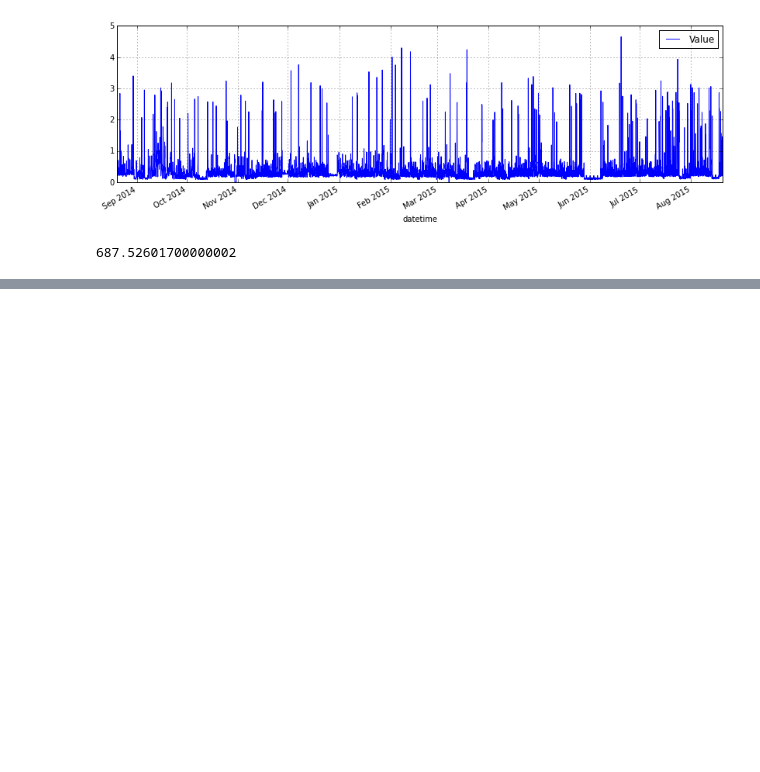
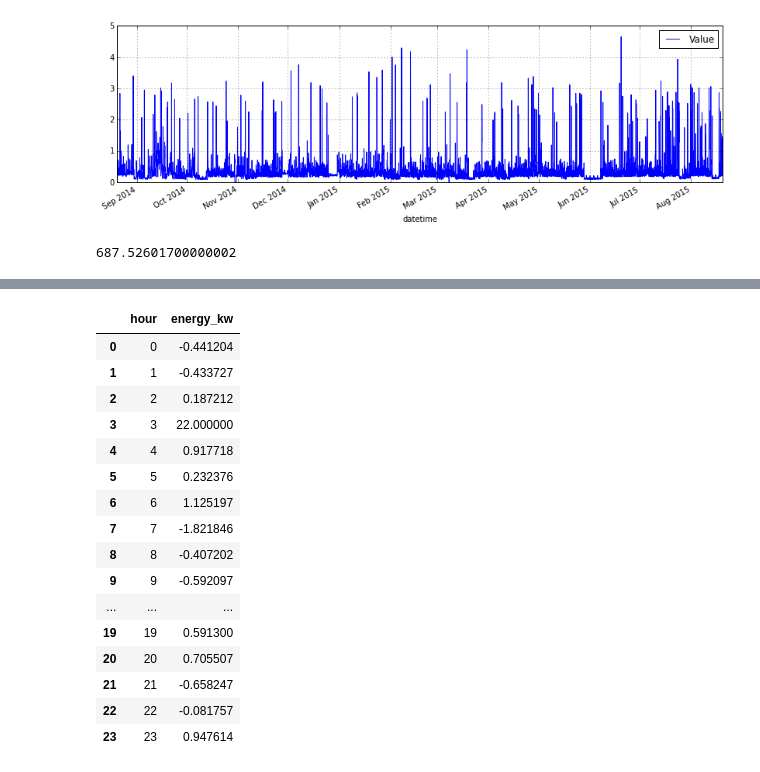
Before and after one commit to dan-1d/ev_solar_models, a Jupyter notebook: Electric vehicle and solar power models.ipynb, the cells around one changed output, grey strips where cells are left out. Saved outputs shown, nothing was run; the diff lists cells and outputs as text; code cells hidden in the pictures; blank space fills up the shorter version.

```diff
--- a/Electric vehicle and solar power models.ipynb
+++ b/Electric vehicle and solar power models.ipynb
@@ -71,0 +131,26 @@ solar_data["datetime"] = solar_data.apply( lambda row:  datetime.datetime( year=
+# %%
+d = pd.DataFrame()
+#d.append( {"hour":0, "charge":1.1})
+d["hour"] = np.arange(0,24,1)
+d["energy_kw"] = np.random.randn(24)
+#d.append({"hour":1}, ignore_index=True)
+d.loc[d['hour'] == 3, "energy_kw"] = 22
+d
+# %% [output]
+|  | hour | energy_kw |
+| 0 | 0 | -0.441204 |
+| 1 | 1 | -0.433727 |
+| 2 | 2 | 0.187212 |
+| 3 | 3 | 22.000000 |
+| 4 | 4 | 0.917718 |
+| 5 | 5 | 0.232376 |
+| 6 | 6 | 1.125197 |
+| 7 | 7 | -1.821846 |
+| 8 | 8 | -0.407202 |
+| 9 | 9 | -0.592097 |
+| ... | ... | ... |
+| 19 | 19 | 0.591300 |
+| 20 | 20 | 0.705507 |
+| 21 | 21 | -0.658247 |
+| 22 | 22 | -0.081757 |
+| 23 | 23 | 0.947614 |
```
Also changed, not shown: parts of 7 cells of this notebook, 1 other file.
